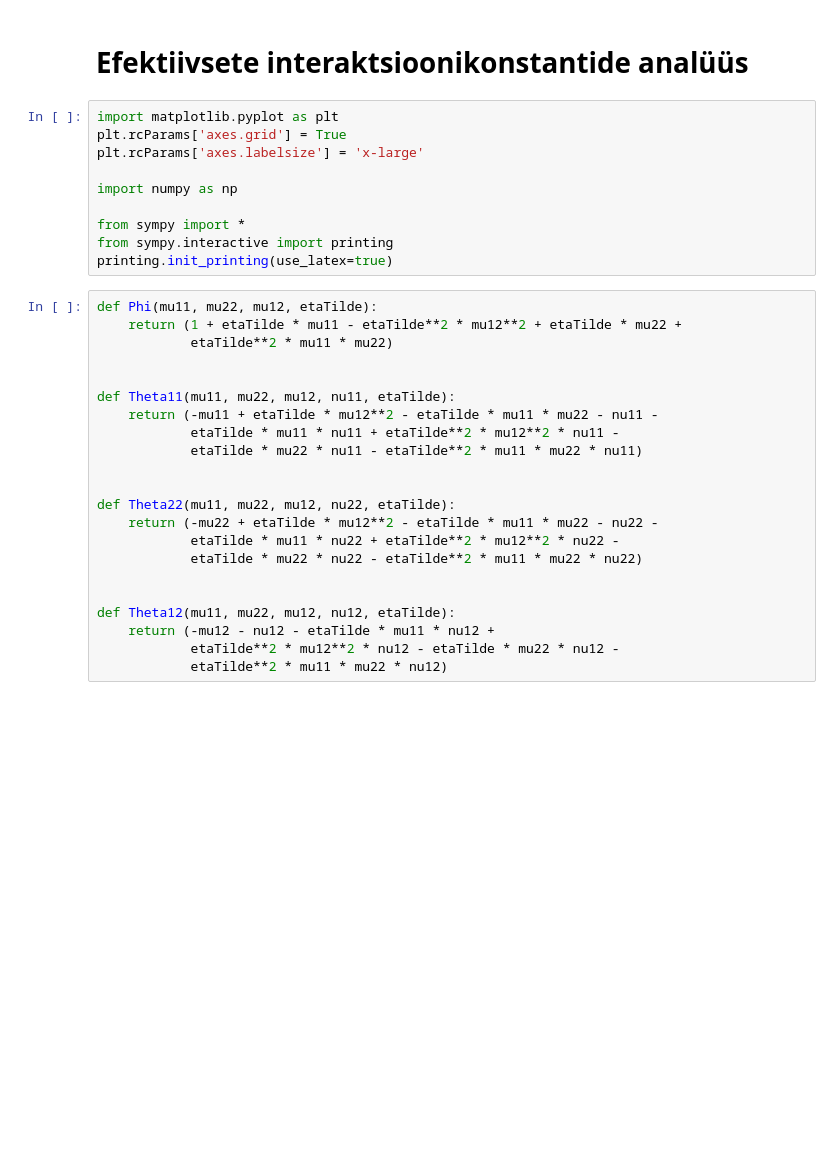
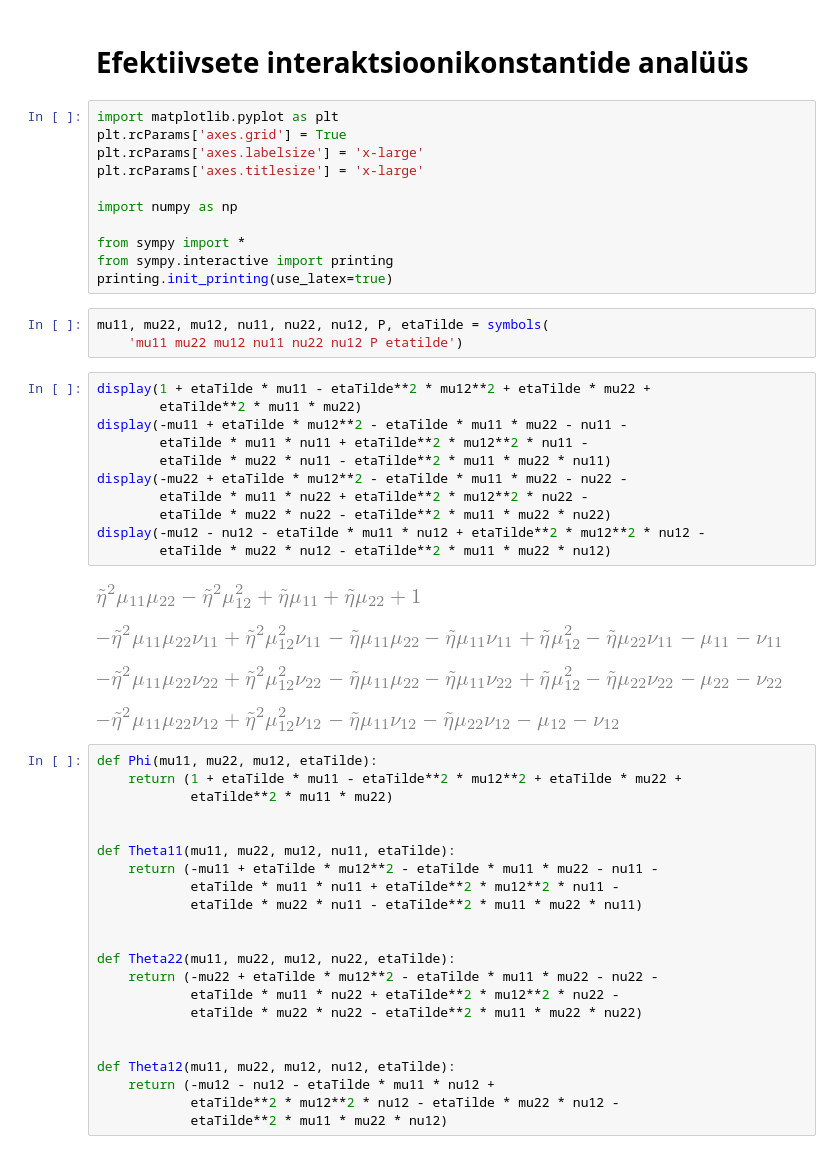
Before and after one commit to TaimoPriinits/Magistritoo, a Jupyter notebook: Jupyter/EfektiivseteInteraktsioonikonstantideAnaluus.ipynb, the cells around one changed output. Drawn from its saved outputs; the diff is of its cells as text; blank space fills up the shorter version.

```diff
--- a/Jupyter/EfektiivseteInteraktsioonikonstantideAnaluus.ipynb
+++ b/Jupyter/EfektiivseteInteraktsioonikonstantideAnaluus.ipynb
@@ -4,12 +4,32 @@
 import matplotlib.pyplot as plt
 plt.rcParams['axes.grid'] = True
 plt.rcParams['axes.labelsize'] = 'x-large'
+plt.rcParams['axes.titlesize'] = 'x-large'
 
 import numpy as np
 
 from sympy import *
 from sympy.interactive import printing
 printing.init_printing(use_latex=true)
+# %%
+mu11, mu22, mu12, nu11, nu22, nu12, P, etaTilde = symbols(
+    'mu11 mu22 mu12 nu11 nu22 nu12 P etatilde')
+# %%
+display(1 + etaTilde * mu11 - etaTilde**2 * mu12**2 + etaTilde * mu22 +
+        etaTilde**2 * mu11 * mu22)
+display(-mu11 + etaTilde * mu12**2 - etaTilde * mu11 * mu22 - nu11 -
+        etaTilde * mu11 * nu11 + etaTilde**2 * mu12**2 * nu11 -
+        etaTilde * mu22 * nu11 - etaTilde**2 * mu11 * mu22 * nu11)
+display(-mu22 + etaTilde * mu12**2 - etaTilde * mu11 * mu22 - nu22 -
+        etaTilde * mu11 * nu22 + etaTilde**2 * mu12**2 * nu22 -
+        etaTilde * mu22 * nu22 - etaTilde**2 * mu11 * mu22 * nu22)
+display(-mu12 - nu12 - etaTilde * mu11 * nu12 + etaTilde**2 * mu12**2 * nu12 -
+        etaTilde * mu22 * nu12 - etaTilde**2 * mu11 * mu22 * nu12)
+# %% [output]
+[figure, added]
+[figure, added]
+[figure, added]
+[figure, added]
 # %%
 def Phi(mu11, mu22, mu12, etaTilde):
     return (1 + etaTilde * mu11 - etaTilde**2 * mu12**2 + etaTilde * mu22 +
```
Also changed, not shown: parts of 5 cells of this notebook.
